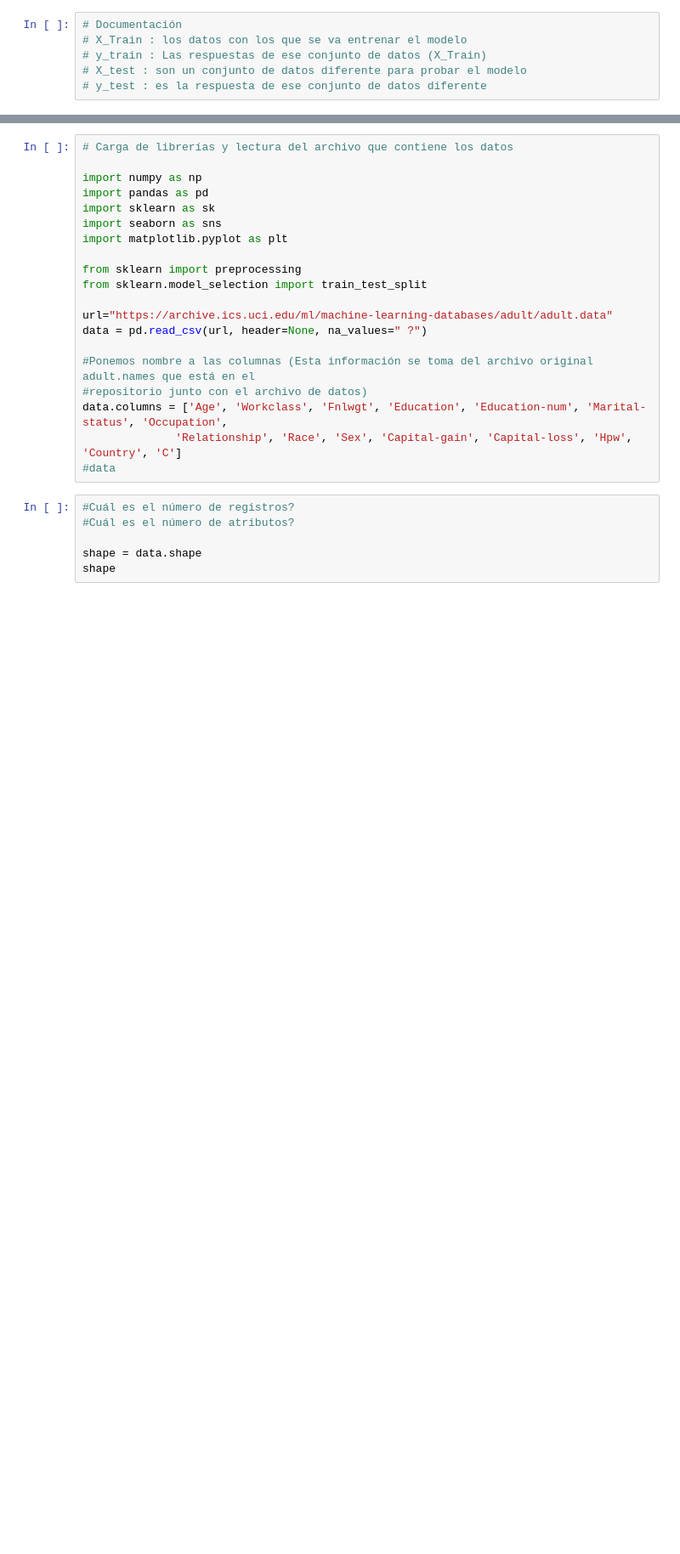
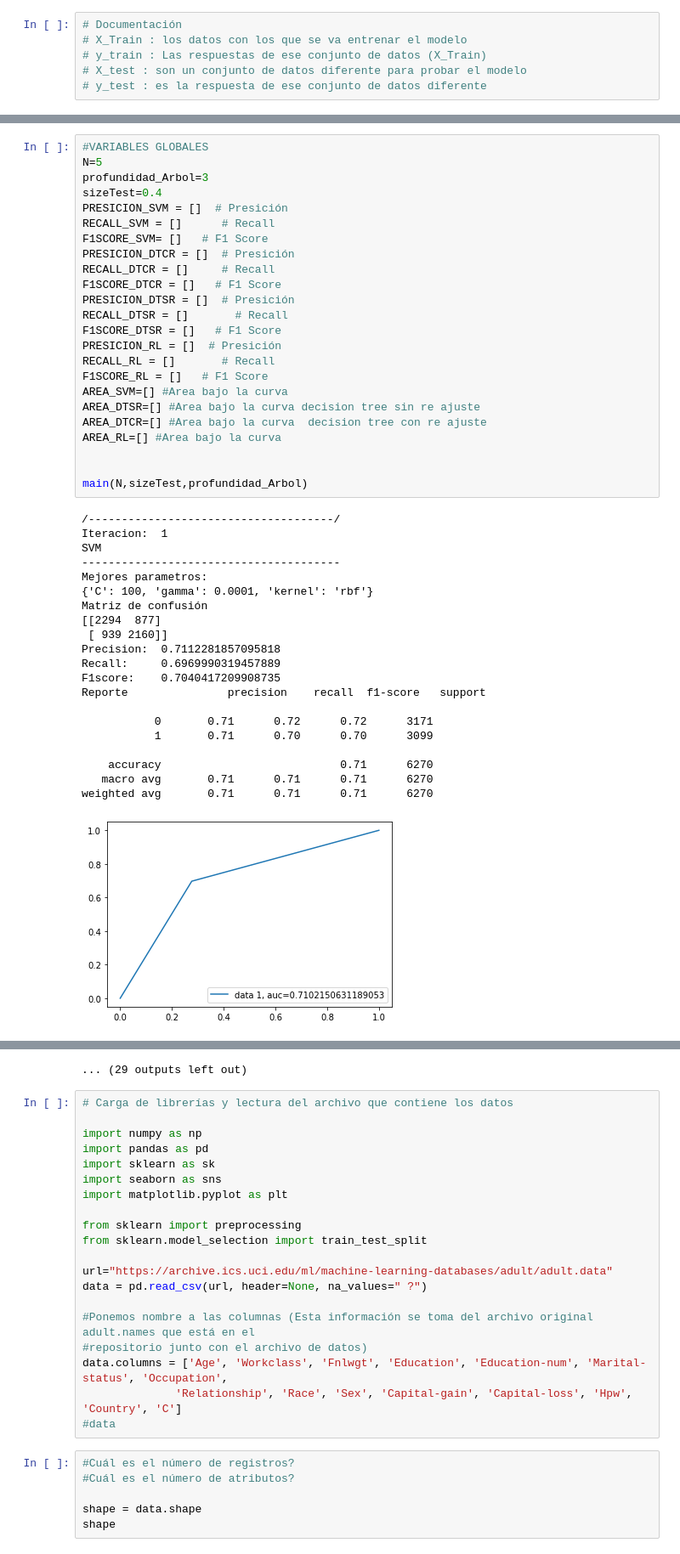
Before and after one commit to Taniaobando/IA, a Jupyter notebook: Taller-2_TANIAOBANDO.ipynb, the cells around one changed output, grey strips where cells are left out. Shown at 85% size. Drawn from its saved outputs; the diff is of its cells as text; blank space fills up the shorter version.

```diff
--- a/Taller-2_TANIAOBANDO.ipynb
+++ b/Taller-2_TANIAOBANDO.ipynb
@@ -128,0 +21,46 @@ weighted avg       0.77      0.77      0.77      6270
+# %%
+#VARIABLES GLOBALES
+N=5
+profundidad_Arbol=3
+sizeTest=0.4
+PRESICION_SVM = []  # Presición
+RECALL_SVM = []      # Recall
+F1SCORE_SVM= []   # F1 Score
+PRESICION_DTCR = []  # Presición
+RECALL_DTCR = []     # Recall
+F1SCORE_DTCR = []   # F1 Score
+PRESICION_DTSR = []  # Presición
+RECALL_DTSR = []       # Recall
+F1SCORE_DTSR = []   # F1 Score
+PRESICION_RL = []  # Presición
+RECALL_RL = []       # Recall
+F1SCORE_RL = []   # F1 Score
+AREA_SVM=[] #Area bajo la curva
+AREA_DTSR=[] #Area bajo la curva decision tree sin re ajuste
+AREA_DTCR=[] #Area bajo la curva  decision tree con re ajuste
+AREA_RL=[] #Area bajo la curva
+
+
+main(N,sizeTest,profundidad_Arbol)
+# %% [output]
+/-------------------------------------/
+Iteracion:  1
+SVM
+---------------------------------------
+Mejores parametros:
+{'C': 100, 'gamma': 0.0001, 'kernel': 'rbf'}
+Matriz de confusión
+[[2294  877]
+ [ 939 2160]]
+Precision:  0.7112281857095818
+Recall:     0.6969990319457889
+F1score:    0.7040417209908735
+Reporte               precision    recall  f1-score   support
+
+           0       0.71      0.72      0.72      3171
+           1       0.71      0.70      0.70      3099
+
+    accuracy                           0.71      6270
+   macro avg       0.71      0.71      0.71      6270
+weighted avg       0.71      0.71      0.71      6270
+[figure, added]
@@ -129,3 +157,4 @@ weighted avg       0.77      0.77      0.77      6270
+... (29 outputs left out)
 # %%
 # Carga de librerías y lectura del archivo que contiene los datos
 
```
Also changed, not shown: parts of 6 cells of this notebook.
